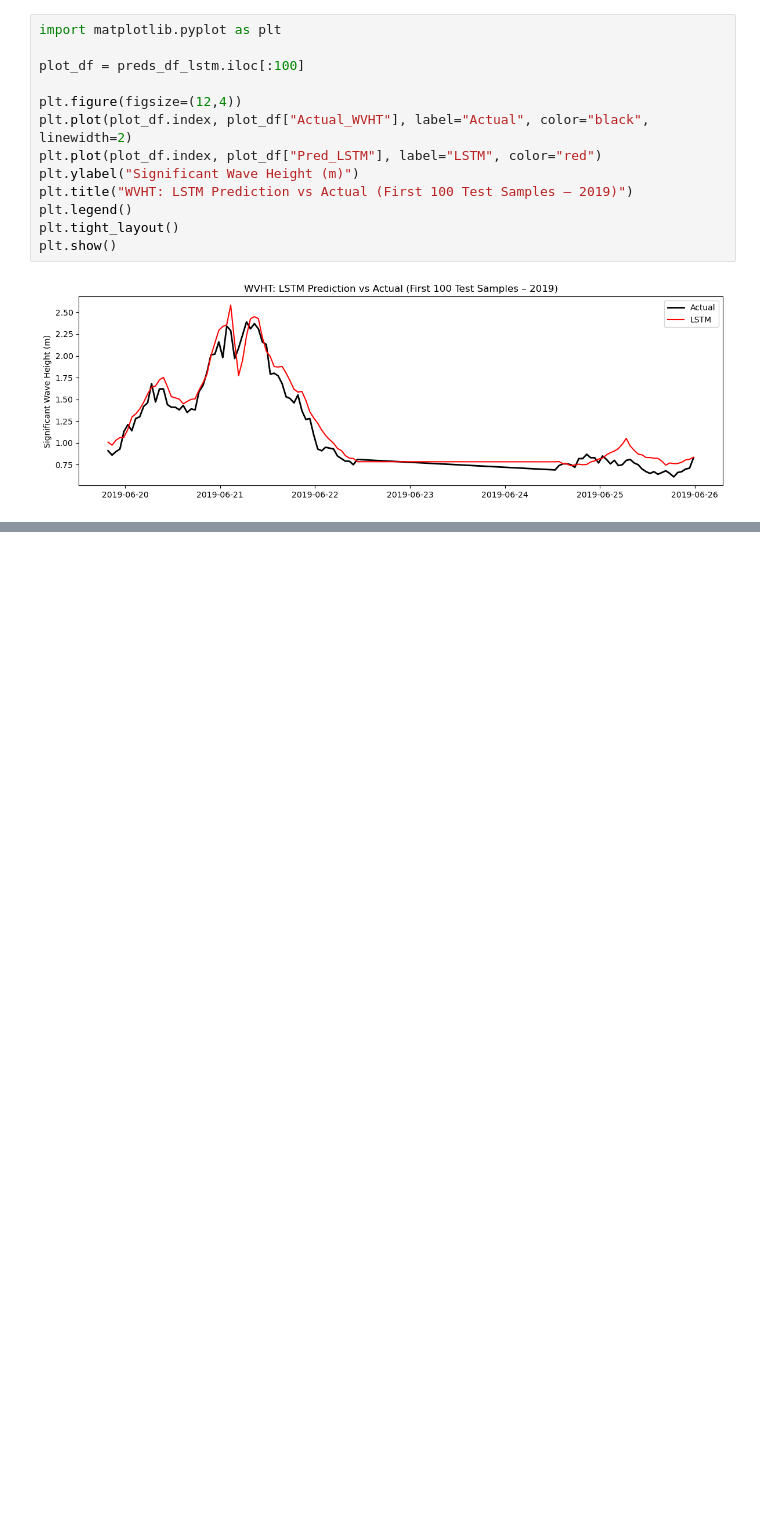
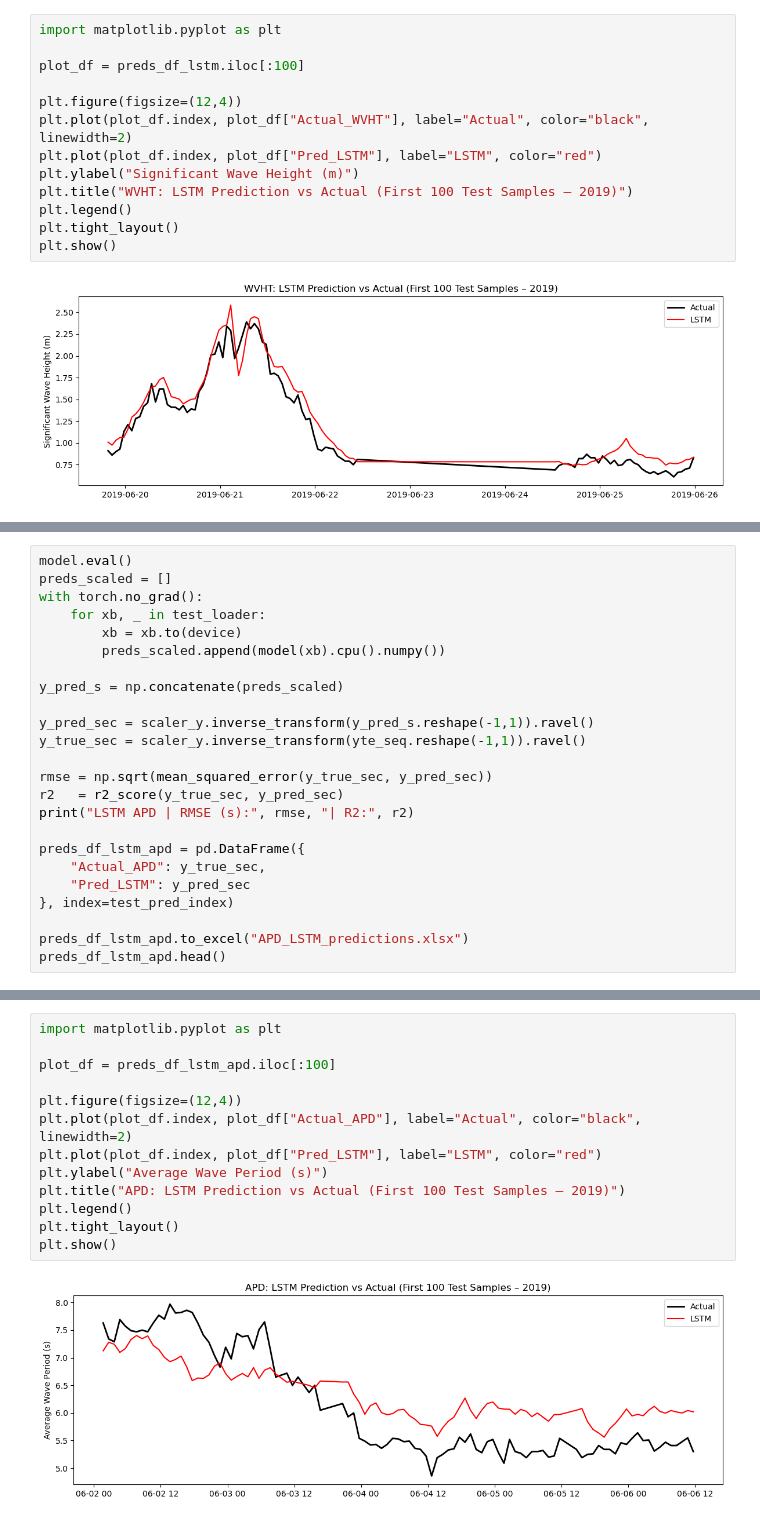
Before and after one commit to RichelCode/Wave-Energy-Forecasting, a Jupyter notebook: Wave Analysis.ipynb, the cells around one changed output, grey strips where cells are left out. Drawn from its saved outputs; the diff is of its cells as text; blank space fills up the shorter version.

```diff
--- a/Wave Analysis.ipynb
+++ b/Wave Analysis.ipynb
@@ -818,0 +970,24 @@ plt.show()
+# %%
+model.eval()
+preds_scaled = []
+with torch.no_grad():
+    for xb, _ in test_loader:
+        xb = xb.to(device)
+        preds_scaled.append(model(xb).cpu().numpy())
+
+y_pred_s = np.concatenate(preds_scaled)
+
+y_pred_sec = scaler_y.inverse_transform(y_pred_s.reshape(-1,1)).ravel()
+y_true_sec = scaler_y.inverse_transform(yte_seq.reshape(-1,1)).ravel()
+
+rmse = np.sqrt(mean_squared_error(y_true_sec, y_pred_sec))
+r2   = r2_score(y_true_sec, y_pred_sec)
+print("LSTM APD | RMSE (s):", rmse, "| R2:", r2)
+
+preds_df_lstm_apd = pd.DataFrame({
+    "Actual_APD": y_true_sec,
+    "Pred_LSTM": y_pred_sec
+}, index=test_pred_index)
+
+preds_df_lstm_apd.to_excel("APD_LSTM_predictions.xlsx")
+preds_df_lstm_apd.head()
@@ -818,0 +1003,15 @@ plt.show()
+# %%
+import matplotlib.pyplot as plt
+
+plot_df = preds_df_lstm_apd.iloc[:100]
+
+plt.figure(figsize=(12,4))
+plt.plot(plot_df.index, plot_df["Actual_APD"], label="Actual", color="black", linewidth=2)
+plt.plot(plot_df.index, plot_df["Pred_LSTM"], label="LSTM", color="red")
+plt.ylabel("Average Wave Period (s)")
+plt.title("APD: LSTM Prediction vs Actual (First 100 Test Samples – 2019)")
+plt.legend()
+plt.tight_layout()
+plt.show()
+# %% [output]
+[figure, added]
```
Also changed, not shown: parts of 5 cells of this notebook.
